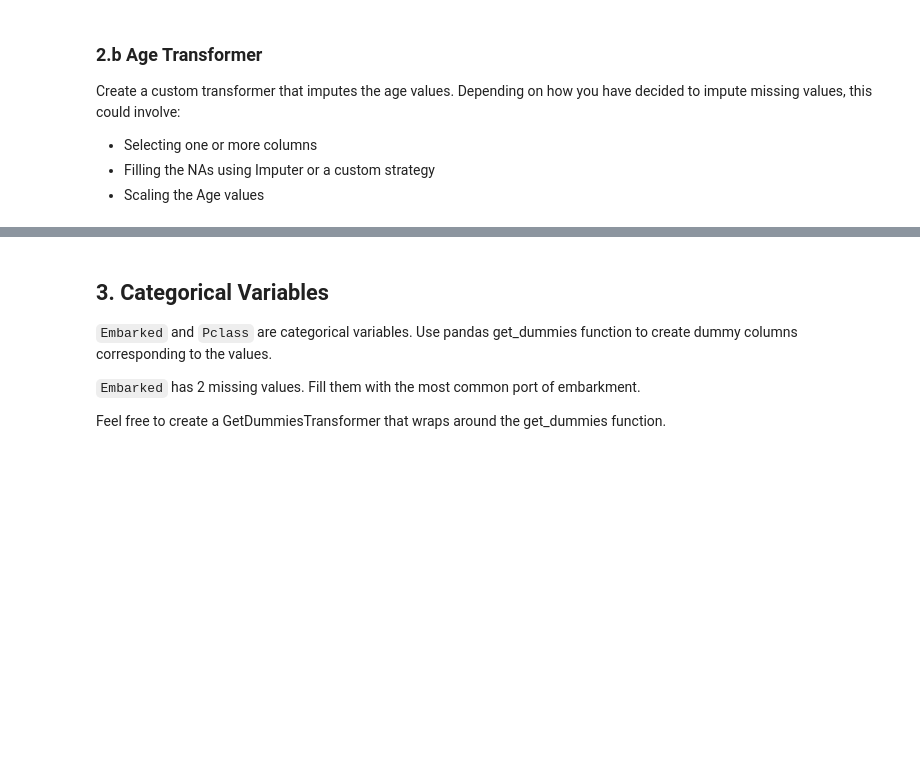
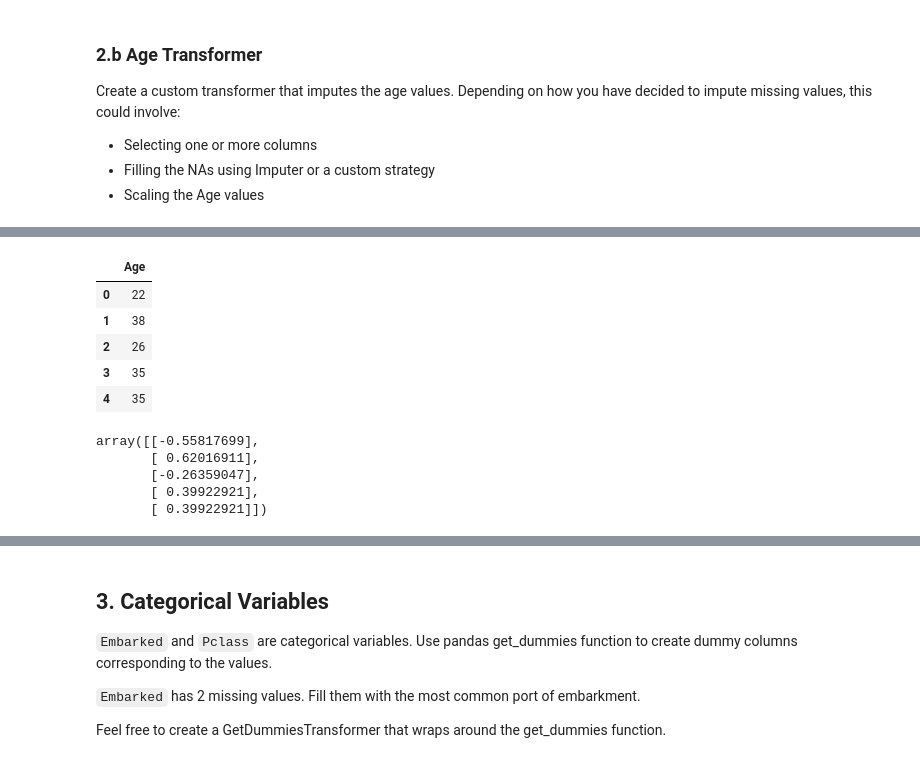
Before and after one commit to mrussell0/dsi-sea-week05-2.3, a Jupyter notebook: code/starter-code/starter-code-2_3.ipynb, the cells around one changed output, grey strips where cells are left out. Saved outputs shown, nothing was run; the diff lists cells and outputs as text; code cells hidden in the pictures; blank space fills up the shorter version.

```diff
--- a/code/starter-code/starter-code-2_3.ipynb
+++ b/code/starter-code/starter-code-2_3.ipynb
@@ -93,29 +130,42 @@ df['Age'].describe()
 # %%
 from sklearn.pipeline import make_pipeline, make_union
 from sklearn.preprocessing import Imputer, StandardScaler
 from sklearn.base import BaseEstimator, TransformerMixin
 
 class ColumnSelector(BaseEstimator, TransformerMixin):
     def __init__(self, columns):
         self.columns = columns
 
     def transform(self, X, *_):
         if isinstance(X, pd.DataFrame):
-            return pd.DataFrame(X[self.columns])[]
+            return pd.DataFrame(X[self.columns])
         else:
             raise TypeError("This transformer only works with Pandas Dataframes")
 
     def fit(self, X, *_):
         return self
 
 cs = ColumnSelector('Age')
 
 cs.transform(df).head()
+# %% [output]
+|  | Age |
+| 0 | 22 |
+| 1 | 38 |
+| 2 | 26 |
+| 3 | 35 |
+| 4 | 35 |
 # %%
 age_pipe = make_pipeline(ColumnSelector('Age'),
                          Imputer(),
                          StandardScaler())
 
 age_pipe.fit_transform(df)[:5]
+# %% [output]
+array([[-0.55817699],
+       [ 0.62016911],
+       [-0.26359047],
+       [ 0.39922921],
+       [ 0.39922921]])
 # %%
 df['Age'].describe()
```
Also changed, not shown: parts of 14 cells of this notebook.
